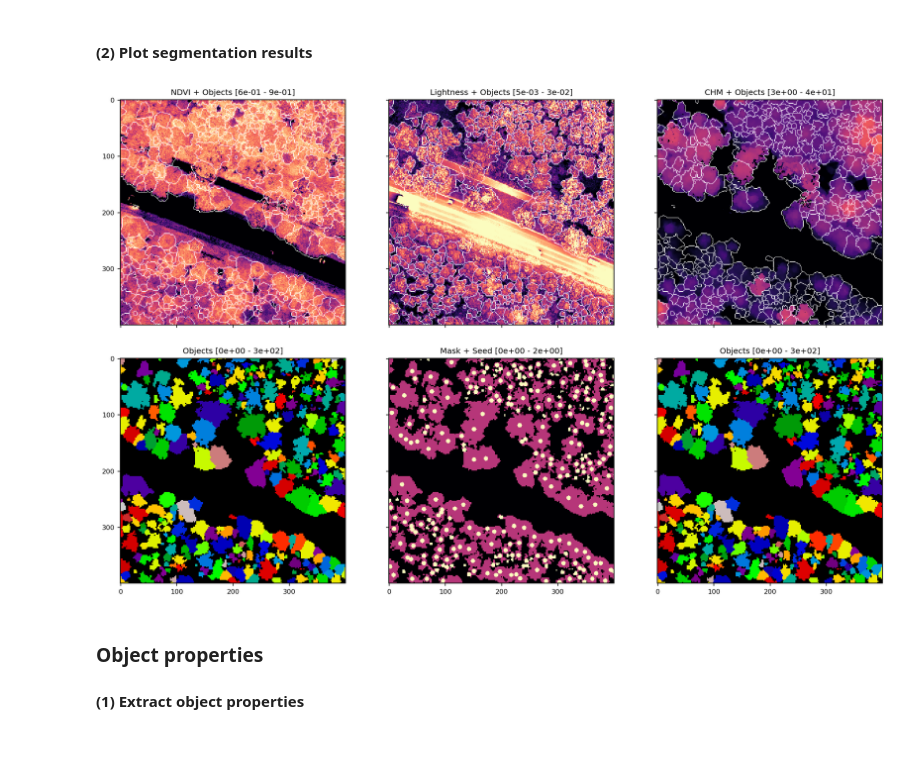
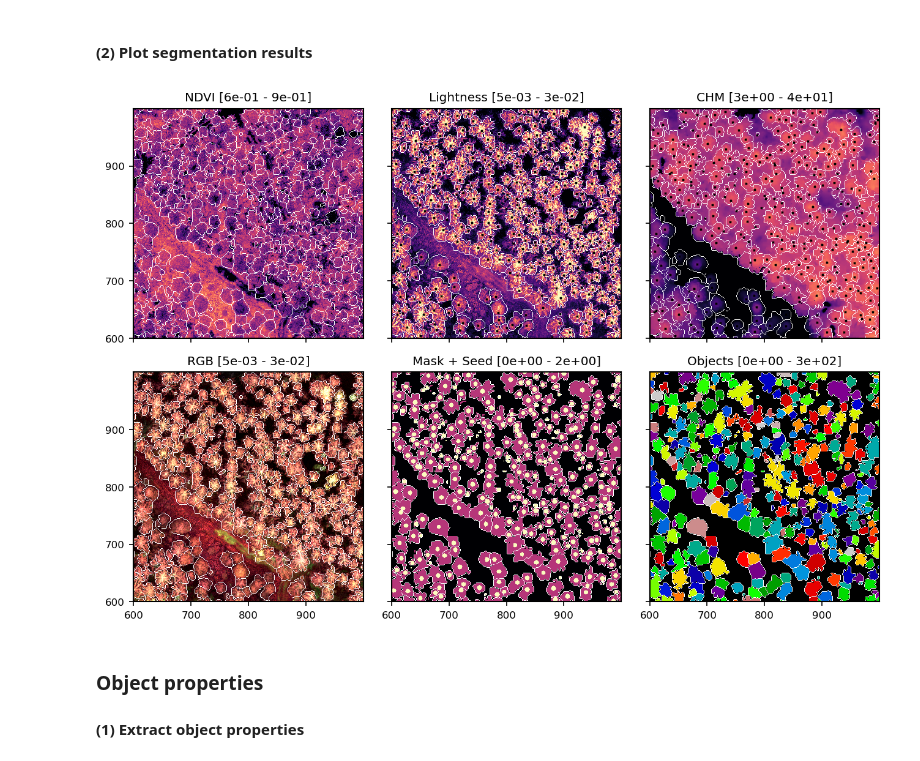
Before and after one commit to FlorianStehr/findatree, a Jupyter notebook: scripts/segment.ipynb, the cells around one changed output. Drawn from its saved outputs; the diff is of its cells as text; code cells hidden in the pictures.

Commit message:
Progress on extraction of object properties, now coordinates

```diff
--- a/scripts/segment.ipynb
+++ b/scripts/segment.ipynb
@@ -21,9 +21,9 @@ dir_names.extend([r'C:\Data\lwf\DTM'])
 dir_names.extend([r'C:\Data\lwf\Orthophotos_2021'])
 
 file_names=[]
-file_names.extend(['Tnr_12702_D-20210713_DSM.tif'])
-file_names.extend(['tnr_12702_dtm.tif'])
-file_names.extend(['Tnr_12702_2021_Ortho.tif'])
+# file_names.extend(['Tnr_12702_D-20210713_DSM.tif'])
+# file_names.extend(['tnr_12702_dtm.tif'])
+# file_names.extend(['Tnr_12702_2021_Ortho.tif'])
 
 # file_names.extend(['Tnr_11044_D-20210707_DSM.tif'])
 # file_names.extend(['tnr_11044_dtm.tif'])
@@ -33,9 +33,9 @@ file_names.extend(['Tnr_12702_2021_Ortho.tif'])
 # file_names.extend(['tnr_11626_dtm.tif'])
 # file_names.extend(['Tnr_11626_2021_Ortho.tif'])
 
-# file_names.extend(['Tnr_11090_D-20210719_DSM.tif'])
-# file_names.extend(['tnr_11090_dtm.tif'])
-# file_names.extend(['Tnr_11090_2021_Ortho.tif'])
+file_names.extend(['Tnr_11090_D-20210719_DSM.tif'])
+file_names.extend(['tnr_11090_dtm.tif'])
+file_names.extend(['Tnr_11090_2021_Ortho.tif'])
 
 paths=[os.path.join(dir_names[i],file_name) for i, file_name in enumerate(file_names)]
 
@@ -116,55 +116,82 @@ Watershed params.:
 # %% [markdown]
 #### (2) Plot segmentation results
 # %%
-segment_l = cs['l'].copy()
-segment_l[bounds == 1] = np.nan
-
-segment_ndvi = cs['ndvi'].copy()
-segment_ndvi[bounds == 1] = np.nan
-
-segment_chm = cs['chm'].copy()
-segment_chm[bounds == 1] = np.nan
+importlib.reload(visual)
 
 channels = [
-    segment_ndvi, segment_l, segment_chm,
-    labels, mask_seed, labels,
+    cs['ndvi'], cs['l'], cs['chm'],
+    cs['RGB'], mask_seed, labels,
 ]
 use_random_cmap = [
     False, False, False,
-    True, False, True,
+    False, False, True,
     ]
 channels_names = [
-    'NDVI + Objects','Lightness + Objects', 'CHM + Objects',
-    'Objects', 'Mask + Seed', 'Objects',
+    'NDVI','Lightness', 'CHM',
+    'RGB', 'Mask + Seed', 'Objects',
 ]
 contrasts = [
     (0.6, 0.9), (5e-3, 3.3e-2), (3, 40),
     None, None, None,
 ]
 
 # ROI
 width = 200
-x_center = 1000
-y_center = 1000
+x_center = 800
+y_center = 800
 xylim = [(x_center, width), (y_center, width)]
 
 f, axs = visual.show_channels(
     channels,
     xylim=xylim,
     # mask=mask_global,
+    bounds=bounds,
     contrasts=contrasts,
     use_random_cmap=use_random_cmap,
     channel_names=channels_names,
-    zoom=1.5,
+    zoom=1.,
     n_cols_rows=(3,2),
 )
 
-# plt.savefig(r'C:\Users\flori\Desktop\plots\220406\220406_tnr12702_CHM.pdf', transparent=True)
-# plt.savefig(r'C:\Users\flori\Desktop\plots\220406\220406_tnr11044_CHM.pdf', transparent=True)
-# plt.savefig(r'C:\Users\flori\Desktop\plots\220406\220406_tnr11626_CHM.pdf', transparent=True)
-# plt.savefig(r'C:\Users\flori\Desktop\plots\220406\220406_tnr11090_CHM.pdf', transparent=True)
+ax = axs[1]
+
+feature1 = 'x_max_l'
+idx1 = names.index(feature1)
+
+feature2 = 'y_max_l'
+idx2 = names.index(feature2)
+
+ax.scatter(
+    props[:, idx1] - (x_center - width),
+    props[:, idx2] - (y_center - width),
+    s=2,
+    marker='x',
+    c='k',
+)
+
+ax = axs[2]
+
+feature1 = 'x_max_chm'
+idx1 = names.index(feature1)
+
+feature2 = 'y_max_chm'
+idx2 = names.index(feature2)
+
+ax.scatter(
+    props[:, idx1] - (x_center - width),
+    props[:, idx2] - (y_center - width),
+    s=2,
+    marker='x',
+    c='k',
+)
+
+for ax in axs:
+    ax.set_xlim(0, 2*width)
+    ax.set_ylim(0, 2*width)
+
+plt.savefig(r'C:\Users\flori\Desktop\plots\220408\tnr11090.pdf', transparent=True)
 # %% [output]
-[figure, old version]
+[figure, new version]
 # %% [markdown]
 ### Object properties
 #### (1) Extract object properties
```
Also changed, not shown: parts of 6 cells of this notebook, 5 other files.
